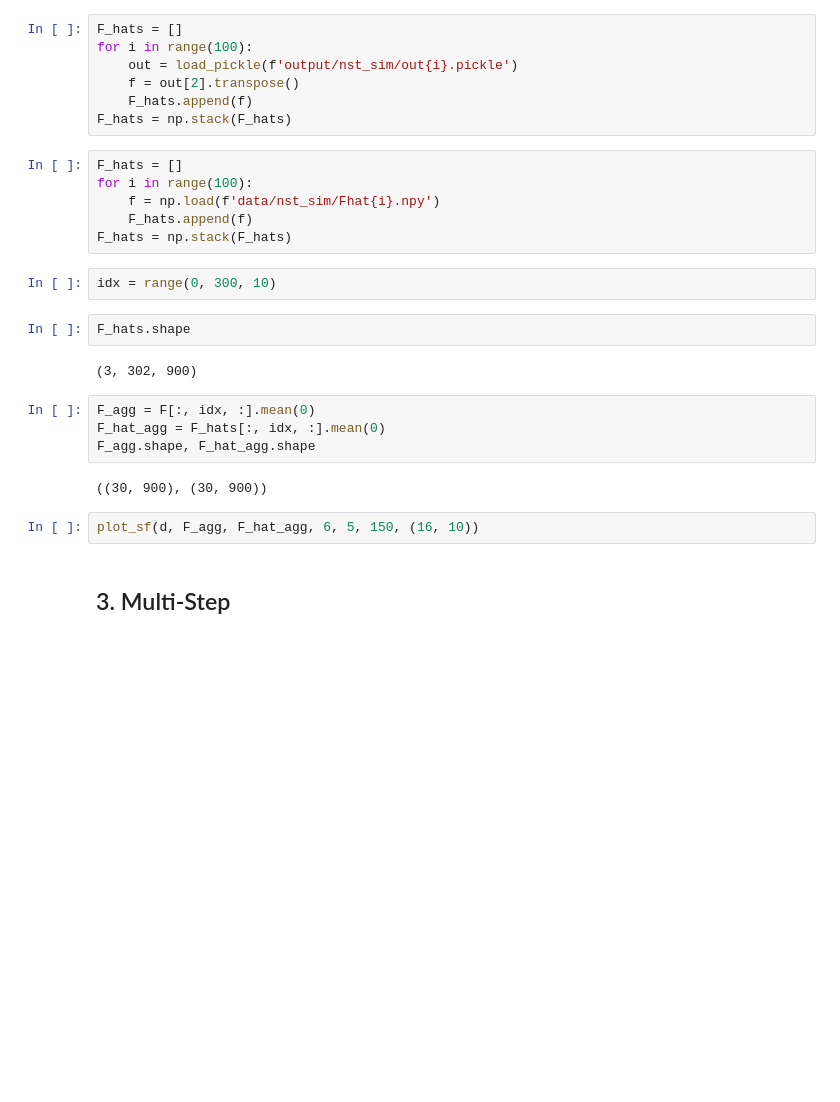
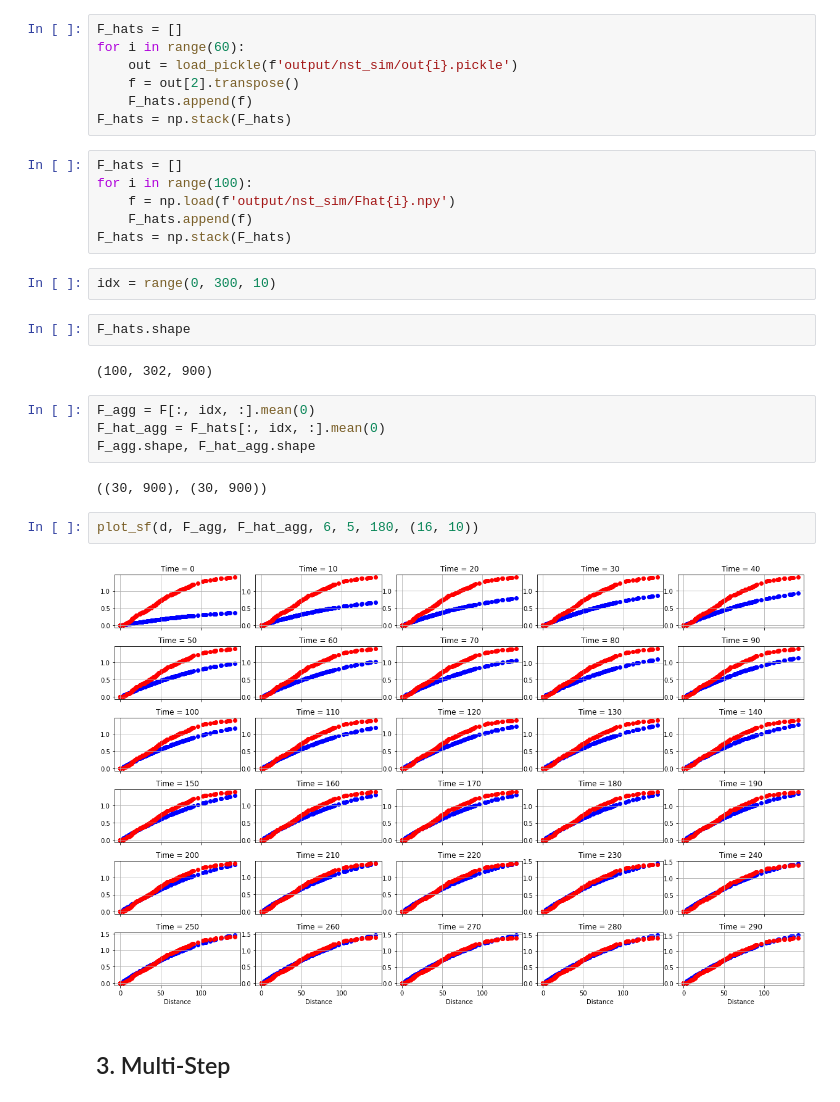
Before and after one commit to isVy08/ESTF, a Jupyter notebook: viz.ipynb, the cells around one changed output. Cells and saved outputs as stored; diff of their text form; blank space fills up the shorter version.

```diff
--- a/viz.ipynb
+++ b/viz.ipynb
@@ -184,23 +184,23 @@ plot_forecast(out[0], out[1], 6, 5, 300, 500, (16,7))
 ## 2. Shape function
 # %%
 F_hats = []
-for i in range(100):
+for i in range(60):
     out = load_pickle(f'output/nst_sim/out{i}.pickle')
     f = out[2].transpose()
     F_hats.append(f)
 F_hats = np.stack(F_hats)
-# %%
-F_hats = []
-for i in range(100):
-    f = np.load(f'data/nst_sim/Fhat{i}.npy')
-    F_hats.append(f)
-F_hats = np.stack(F_hats)
+# %%
+F_hats = []
+for i in range(100):
+    f = np.load(f'output/nst_sim/Fhat{i}.npy')
+    F_hats.append(f)
+F_hats = np.stack(F_hats)
 # %%
 idx = range(0, 300, 10)
 # %%
 F_hats.shape
 # %% [output]
-(3, 302, 900)
+(100, 302, 900)
 # %%
 F_agg = F[:, idx, :].mean(0)
 F_hat_agg = F_hats[:, idx, :].mean(0)
@@ -208,7 +208,9 @@ F_agg.shape, F_hat_agg.shape
 # %% [output]
 ((30, 900), (30, 900))
 # %%
-plot_sf(d, F_agg, F_hat_agg, 6, 5, 150, (16, 10))
+plot_sf(d, F_agg, F_hat_agg, 6, 5, 180, (16, 10))
+# %% [output]
+[figure, added]
 # %% [markdown]
 ## 3. Multi-Step
 # %%
```
Also changed, not shown: parts of 1 cell of this notebook, 6 other files.
